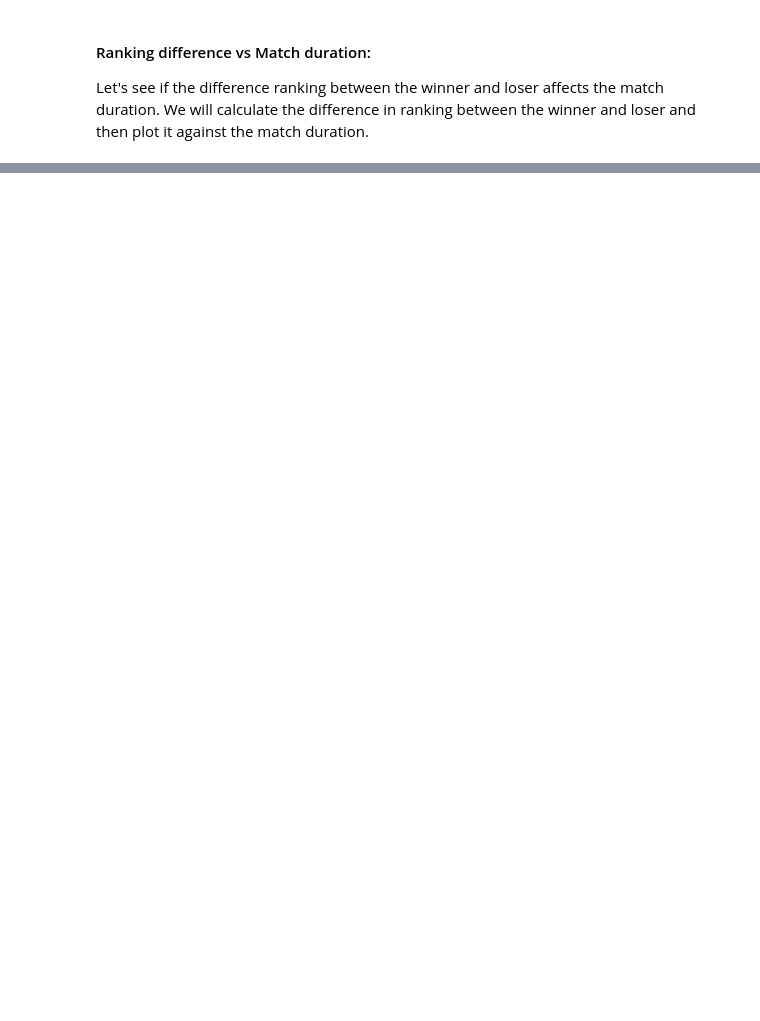
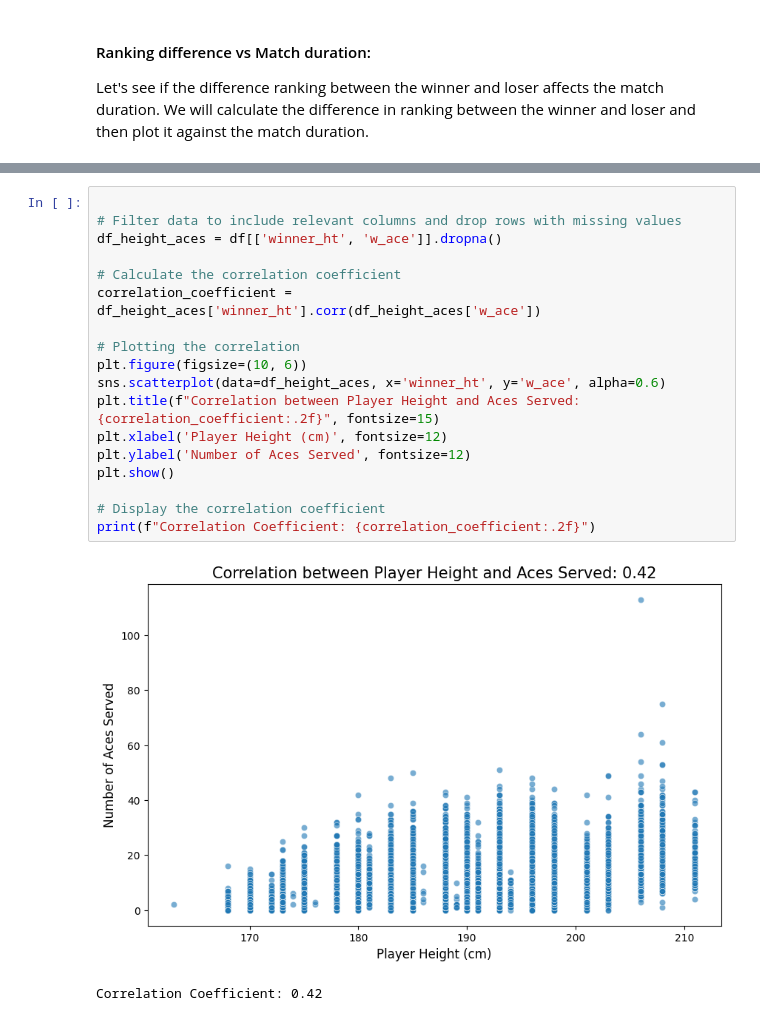
Before and after one commit to AndrinZuellig/TennisData, a Jupyter notebook: TennisAnalysis.ipynb, the cells around one changed output, grey strips where cells are left out. Drawn from its saved outputs; the diff is of its cells as text; blank space fills up the shorter version.

```diff
--- a/TennisAnalysis.ipynb
+++ b/TennisAnalysis.ipynb
@@ -350,0 +406,21 @@ This analysis has been an insightful part of my project, revealing the complexit
+# %%
+
+# Filter data to include relevant columns and drop rows with missing values
+df_height_aces = df[['winner_ht', 'w_ace']].dropna()
+
+# Calculate the correlation coefficient
+correlation_coefficient = df_height_aces['winner_ht'].corr(df_height_aces['w_ace'])
+
+# Plotting the correlation
+plt.figure(figsize=(10, 6))
+sns.scatterplot(data=df_height_aces, x='winner_ht', y='w_ace', alpha=0.6)
+plt.title(f"Correlation between Player Height and Aces Served: {correlation_coefficient:.2f}", fontsize=15)
+plt.xlabel('Player Height (cm)', fontsize=12)
+plt.ylabel('Number of Aces Served', fontsize=12)
+plt.show()
+
+# Display the correlation coefficient
+print(f"Correlation Coefficient: {correlation_coefficient:.2f}")
+# %% [output]
+[figure, added]
+Correlation Coefficient: 0.42
```
Also changed, not shown: parts of 12 cells of this notebook.
